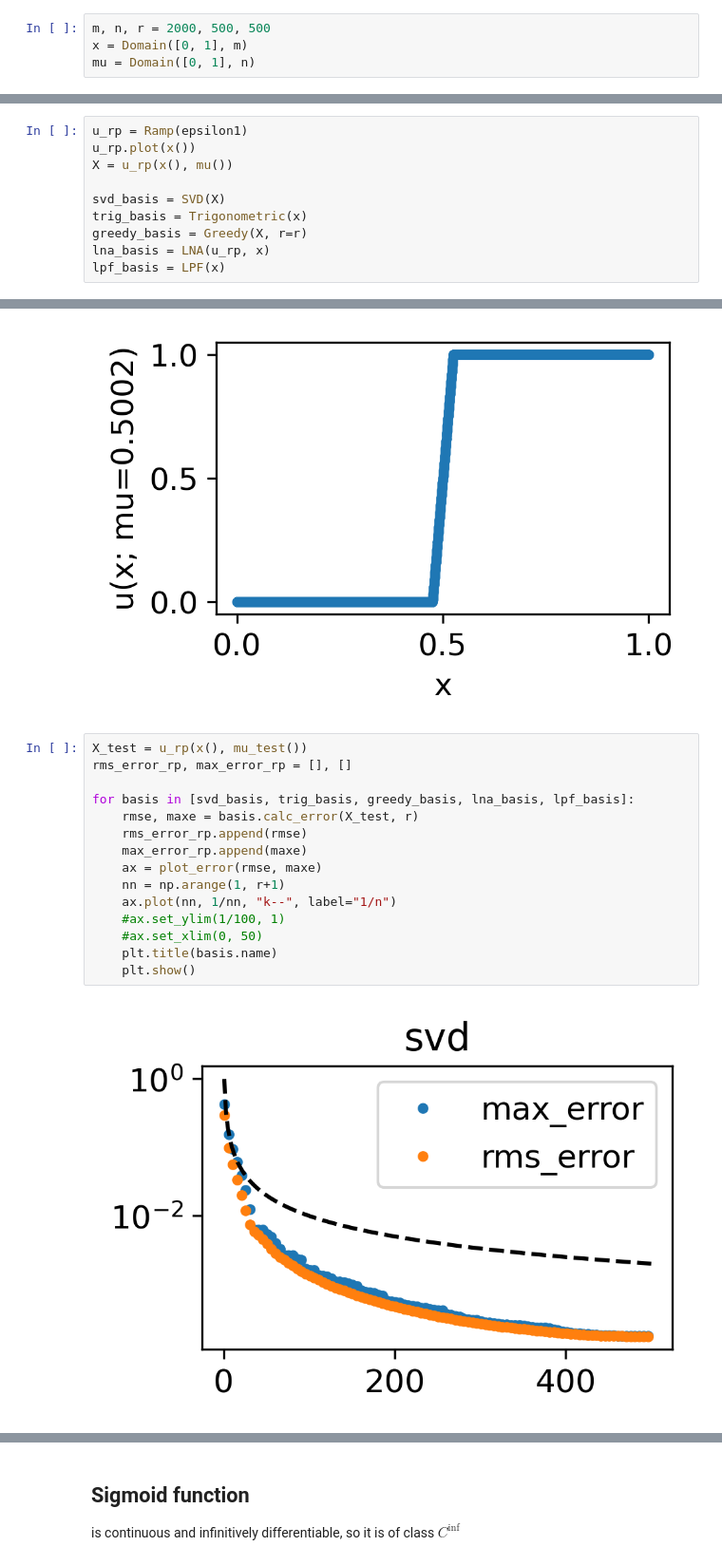
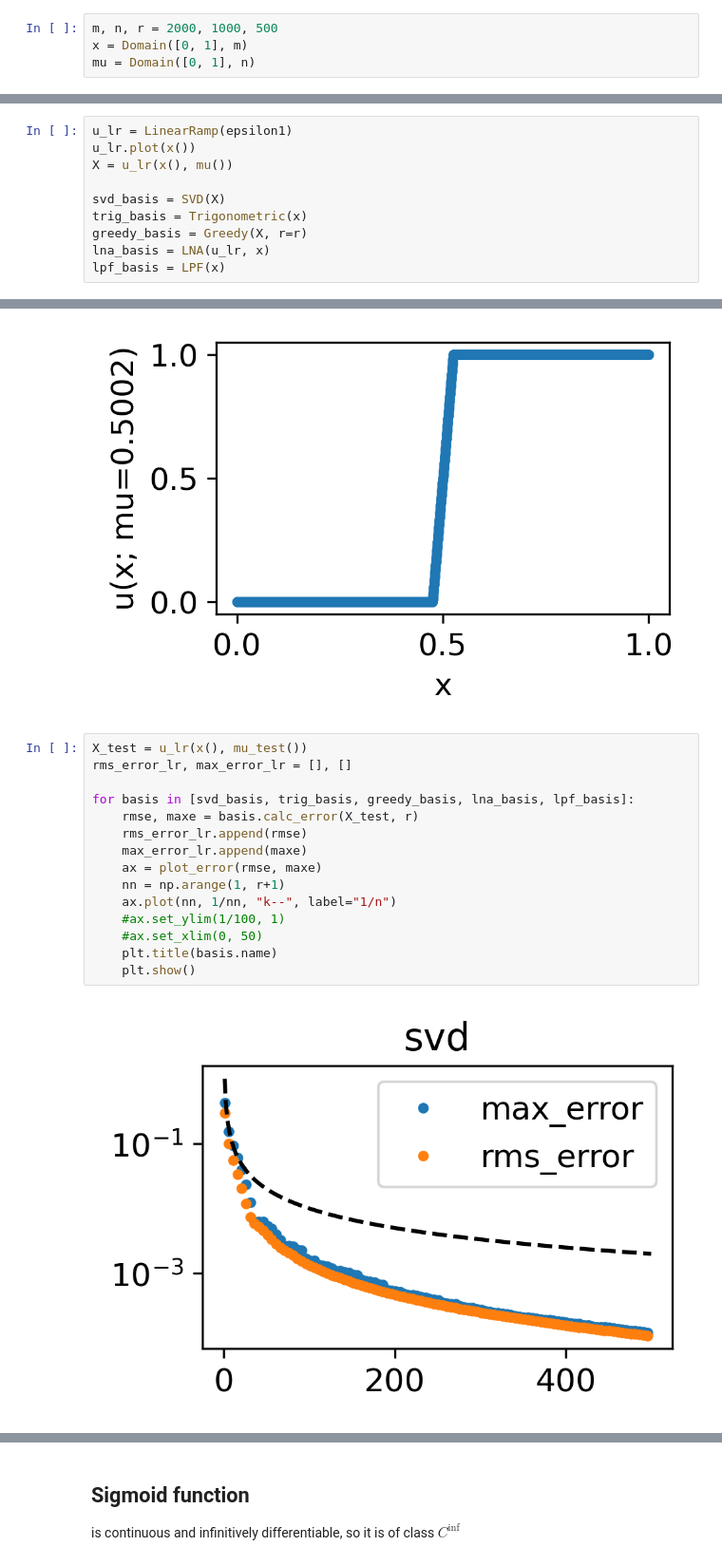
Before and after one commit to flabowski/n_widths_for_transport, a Jupyter notebook: n-widths for transport problems.ipynb, the cells around one changed output, grey strips where cells are left out. Shown at 95% size. Cells and saved outputs as stored; diff of their text form.

```diff
--- a/n-widths for transport problems.ipynb
+++ b/n-widths for transport problems.ipynb
@@ -69,7 +69,7 @@ def plot_error(rms_error, max_error):
     plt.legend()
     return ax
 # %%
-m, n, r = 2000, 500, 500
+m, n, r = 2000, 1000, 500
 x = Domain([0, 1], m)
 mu = Domain([0, 1], n)
 # %%
@@ -161,14 +160,14 @@ is continuous, but not differentiable at $x = t +- epsilon$, so it is of class $
 # %%
 epsilon1 = 0.025
 # %%
-u_rp = Ramp(epsilon1)
-u_rp.plot(x())
-X = u_rp(x(), mu())
+u_lr = LinearRamp(epsilon1)
+u_lr.plot(x())
+X = u_lr(x(), mu())
 
 svd_basis = SVD(X)
 trig_basis = Trigonometric(x)
 greedy_basis = Greedy(X, r=r)
-lna_basis = LNA(u_rp, x)
+lna_basis = LNA(u_lr, x)
 lpf_basis = LPF(x)
 # %% [output]
 {}
@@ -177,20 +176,20 @@ generating greedy basis. rank:
 0, 1, 2, 3, 4, 5, 6, 7, 8, 9, 10, 11, 12, 13, 14, 15, 16, 17, 18, 19, 20, 21, 22, 23, 24, 25, 26, 27, 28, 29, 30, 31, 32, 33, 34, 35, 36, 37, 38, 39, 40, 41, 42, 43, 44, 45, 46, 47, 48, 49, 50, 51, 52 ...
 [figure]
 # %%
-X_test = u_rp(x(), mu_test())
-rms_error_rp, max_error_rp = [], []
+X_test = u_lr(x(), mu_test())
+rms_error_lr, max_error_lr = [], []
 
 for basis in [svd_basis, trig_basis, greedy_basis, lna_basis, lpf_basis]:
     rmse, maxe = basis.calc_error(X_test, r)
-    rms_error_rp.append(rmse)
-    max_error_rp.append(maxe)
+    rms_error_lr.append(rmse)
+    max_error_lr.append(maxe)
     ax = plot_error(rmse, maxe)
     nn = np.arange(1, r+1)
     ax.plot(nn, 1/nn, "k--", label="1/n")
     #ax.set_ylim(1/100, 1)
     #ax.set_xlim(0, 50)
     plt.title(basis.name)
     plt.show()
 # %% [output]
-[figure, old version]
+[figure, new version]
 [figure]
```
Also changed, not shown: parts of 27 cells of this notebook, 2 other files.
